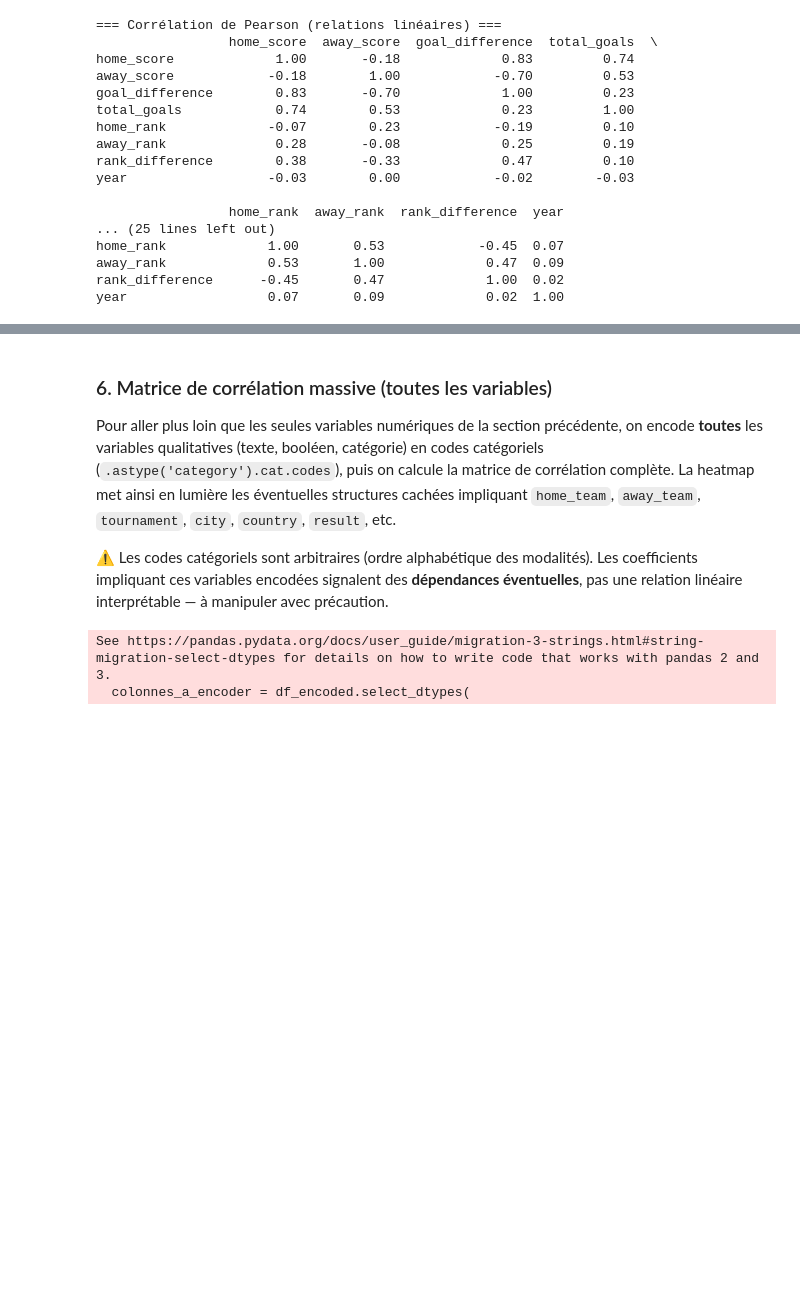
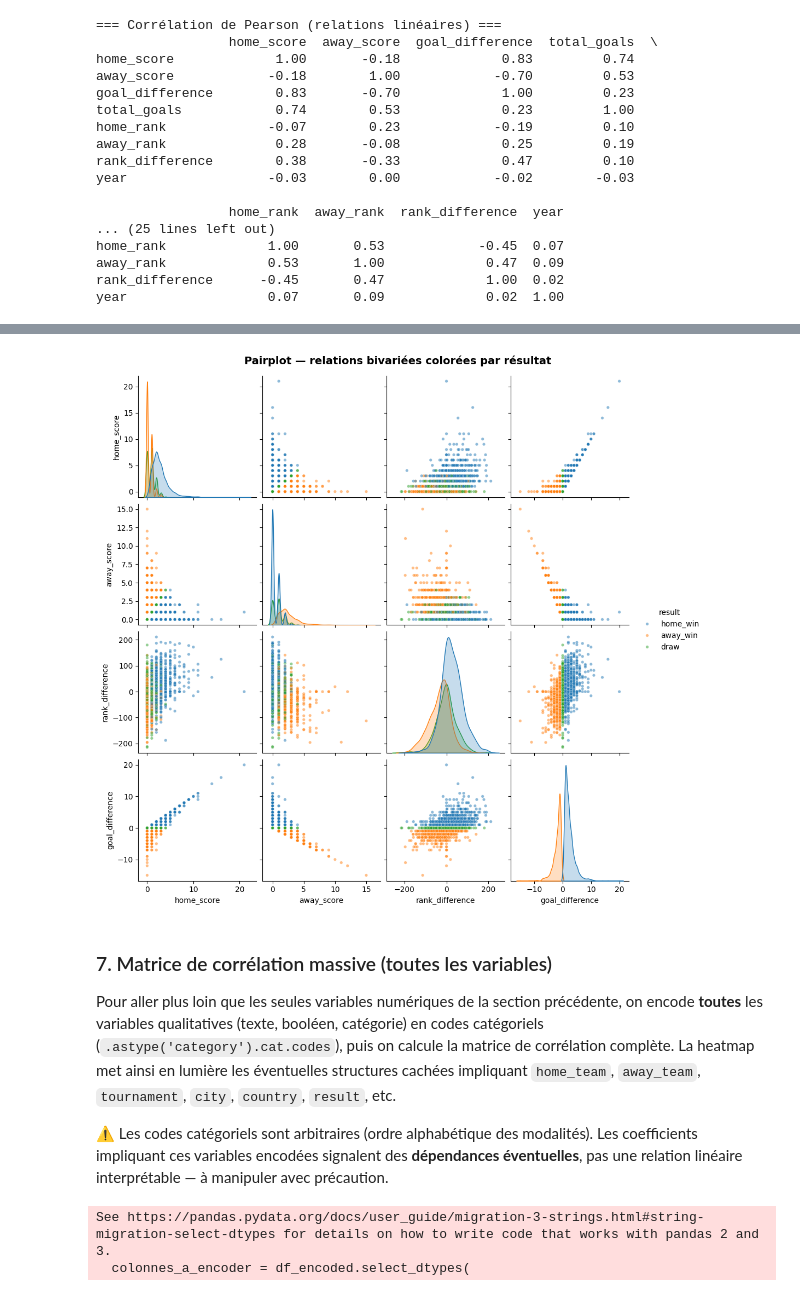
Before and after one commit to Joud04/aptispace-datascience-projet, a Jupyter notebook: notebooks/04_eda.ipynb, the cells around one changed output, grey strips where cells are left out. Drawn from its saved outputs; the diff is of its cells as text; code cells hidden in the pictures; blank space fills up the shorter version.

```diff
--- a/notebooks/04_eda.ipynb
+++ b/notebooks/04_eda.ipynb
@@ -150,5 +156,19 @@ year                  0.07       0.09             0.02  1.00
+# %%
+# Variables clés pour la vision bivariée (numériques + cible).
+cols_pair = ['home_score', 'away_score', 'rank_difference', 'goal_difference']
+
+# Échantillon de 2000 matchs pour garder un rendu lisible et rapide.
+echantillon = df_feat[cols_pair + ['result']].sample(n=2000, random_state=42)
+
+g = sns.pairplot(echantillon, hue='result', diag_kind='kde',
+                 plot_kws={'alpha': 0.5, 's': 15}, height=2.5)
+g.fig.suptitle('Pairplot — relations bivariées colorées par résultat',
+               fontsize=14, fontweight='bold', y=1.02)
+plt.show()
+# %% [output]
+[figure, added]
 # %% [markdown]
-### 6. Matrice de corrélation massive (toutes les variables)
+### 7. Matrice de corrélation massive (toutes les variables)
 
 Pour aller plus loin que les seules variables numériques de la section précédente, on encode **toutes** les variables qualitatives (texte, booléen, catégorie) en codes catégoriels (`.astype('category').cat.codes`), puis on calcule la matrice de corrélation complète. La heatmap met ainsi en lumière les éventuelles structures cachées impliquant `home_team`, `away_team`, `tournament`, `city`, `country`, `result`, etc.
 
```
Also changed, not shown: parts of 7 cells of this notebook, 2 other files.
